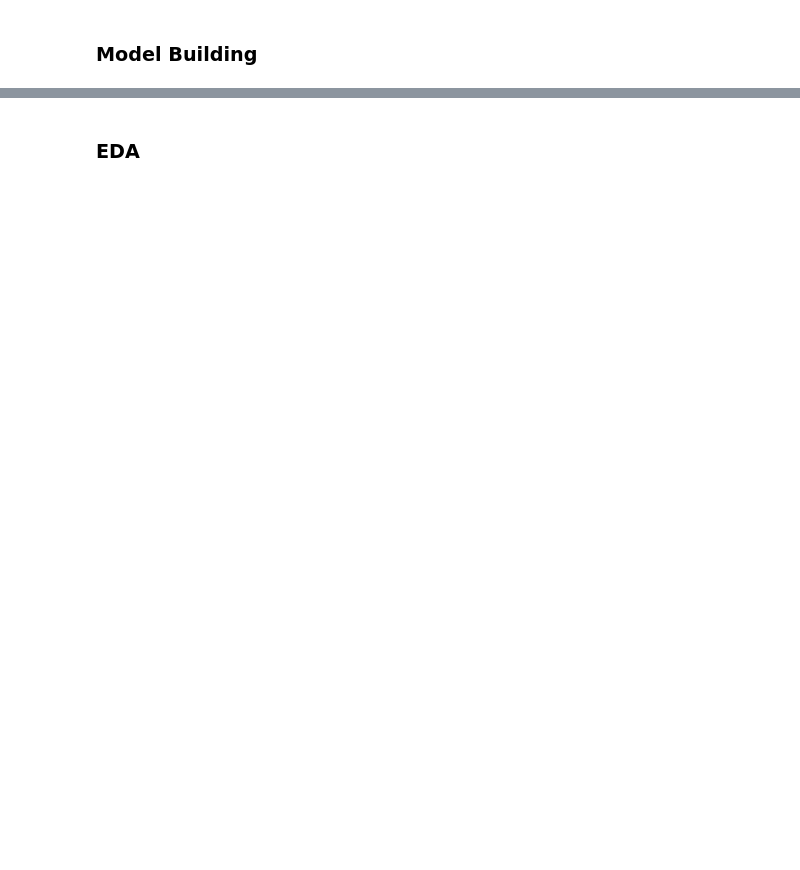
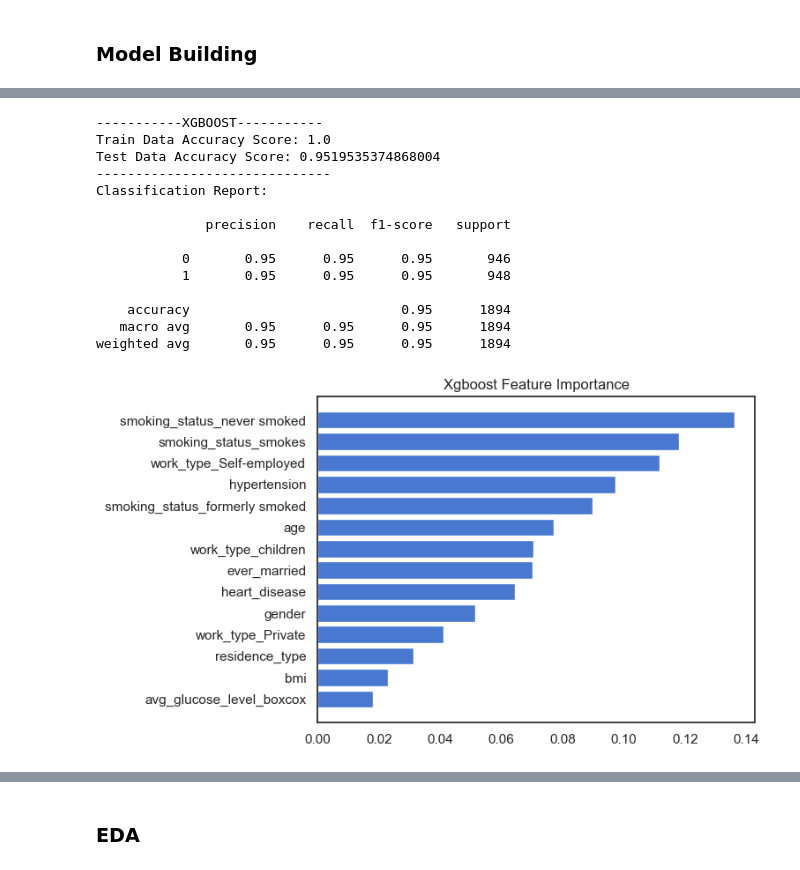
Before and after one commit to emirhansilsupur/brain-stroke-prediction, a Jupyter notebook: brain_stroke.ipynb, the cells around one changed output, grey strips where cells are left out. Cells and saved outputs as stored; diff of their text form; code cells hidden in the pictures; blank space fills up the shorter version.

Commit message:
fix modelBuilding class

```diff
--- a/brain_stroke.ipynb
+++ b/brain_stroke.ipynb
@@ -124,7 +121,7 @@ class DataOperation:
         self.df = pd.get_dummies(self.df,columns=["work_type", "smoking_status"], drop_first=True)
         return self.df.head()
 
-    def get_train_test_data(self,imbalance=False):
+    def get_train_test_data(self,imbalance=True):
         X = self.df.drop(["stroke"],axis=1)
         y = self.df["stroke"]
         X_cols = X.columns
@@ -132,12 +129,16 @@ class DataOperation:
 
         X_train,X_test,y_train,y_test = train_test_split(X,y,test_size=0.2,random_state=42)
         if imbalance:
+
             smt = SMOTE(random_state = 42)
-            X_train_smt,y_train_smt = smt.fit_resample(X_train,y_train)
+            X_smt,y_smt = smt.fit_resample(X,y)
+            X_train,X_test,y_train,y_test = train_test_split(X_smt,y_smt,test_size=0.2,random_state=42)
 
-            print(f"Before Oversampling, y_train: \n{y_train.value_counts()}")
-            print(f"After Oversampling, y_train_smt: \n{y_train_smt.value_counts()}")
+            print(f"Before Oversampling, y_train: \n{y.value_counts()}")
+            print(f"After Oversampling, y_train_smt: \n{y_smt.value_counts()}")
 
-            return X_train_smt,y_train_smt,X_test,y_test,X_cols
+            return X_train,X_test,y_train,y_test,X_cols
         else:
-            return X_train,y_train,X_test,y_test,X_cols
+            X_train,X_test,y_train,y_test = train_test_split(X,y,test_size=0.2,random_state=42)
+
+            return X_train,X_test,y_train,y_test,X_cols
@@ -312,0 +223,2 @@ Name: stroke, dtype: int64
+# %%
+train_test=bs_op.get_train_test_data()
@@ -316,0 +359,18 @@ clf=modelBuilding()
+# %%
+clf.model_evaluation("Xgboost")
+# %% [output]
+-----------XGBOOST-----------
+Train Data Accuracy Score: 1.0
+Test Data Accuracy Score: 0.9519535374868004
+------------------------------
+Classification Report:
+
+              precision    recall  f1-score   support
+
+           0       0.95      0.95      0.95       946
+           1       0.95      0.95      0.95       948
+
+    accuracy                           0.95      1894
+   macro avg       0.95      0.95      0.95      1894
+weighted avg       0.95      0.95      0.95      1894
+[figure, added]
```
Also changed, not shown: parts of 10 cells of this notebook.
